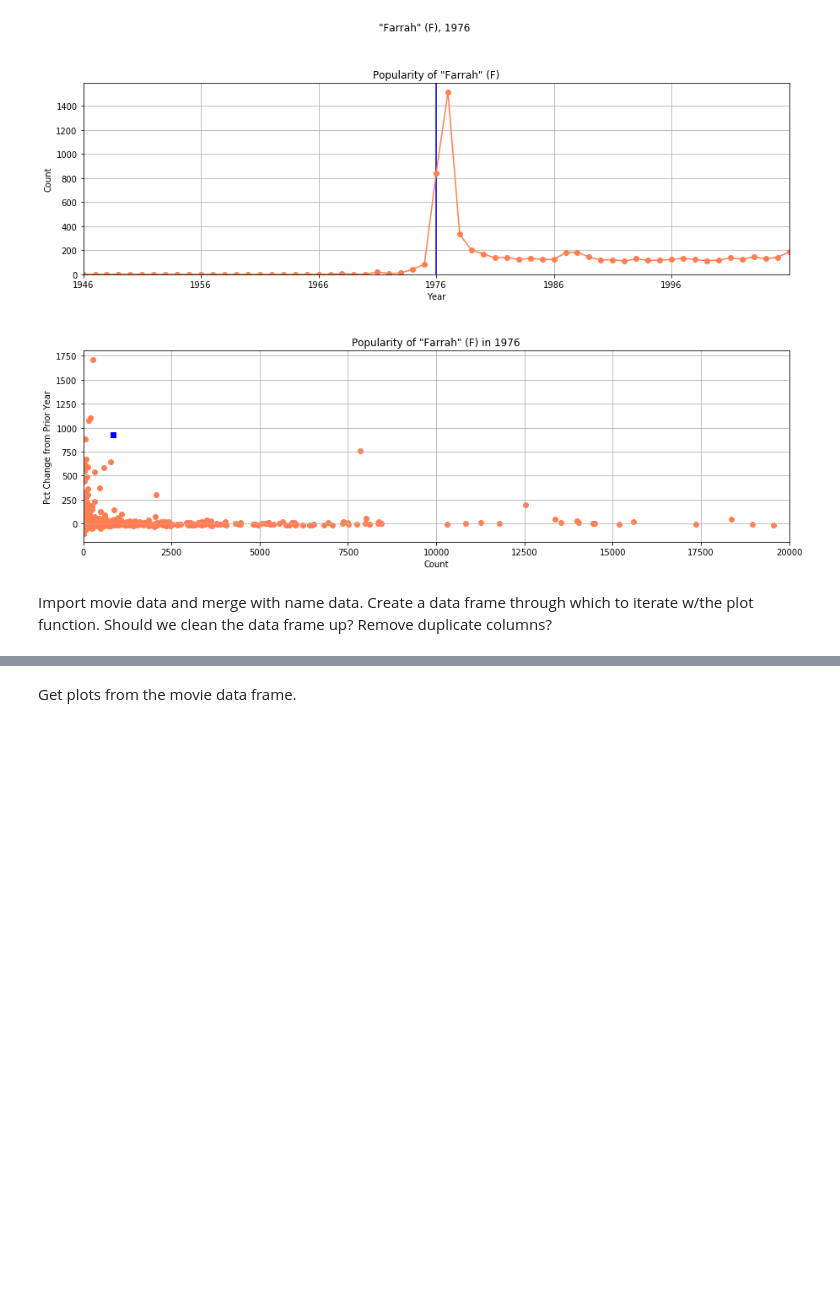
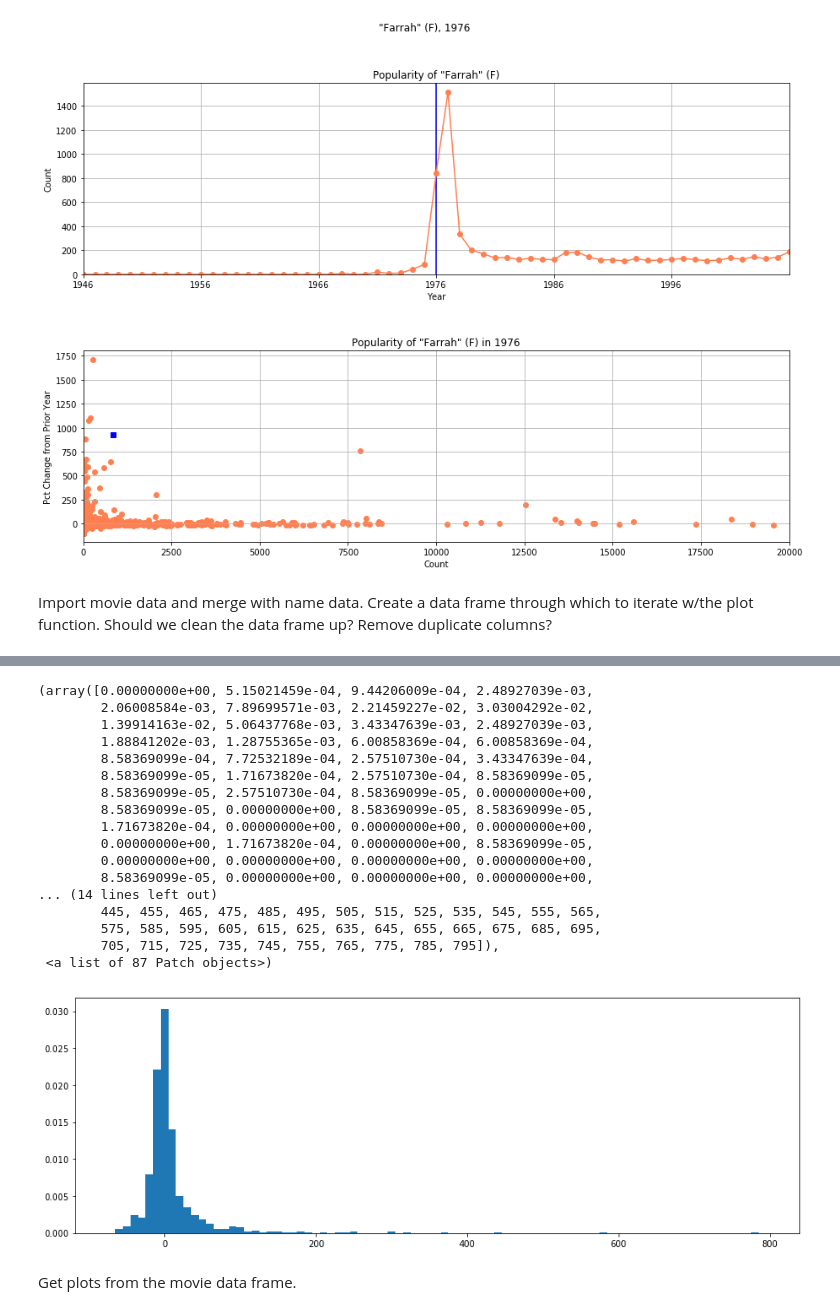
Before and after one commit to SagiNandKishore/project-1, a Jupyter notebook: Chris.ipynb, the cells around one changed output, grey strips where cells are left out. Drawn from its saved outputs; the diff is of its cells as text; code cells hidden in the pictures; blank space fills up the shorter version.

```diff
--- a/Chris.ipynb
+++ b/Chris.ipynb
@@ -144,3 +178,27 @@ sorted_df = filter_df.sort_values('Percent_Change',ascending = False)
+# %%
+movie_data = movies_describe_df['Percent_Change'].sort_values()
+plt.figure(figsize=(15,5))
+# plt.hist(data, bins=np.arange(data.min(), data.max(),5))
+plt.hist(movie_data, bins=np.arange(-75, 800,10),density=True)
+# %% [output]
+(array([0.00000000e+00, 5.15021459e-04, 9.44206009e-04, 2.48927039e-03,
+        2.06008584e-03, 7.89699571e-03, 2.21459227e-02, 3.03004292e-02,
+        1.39914163e-02, 5.06437768e-03, 3.43347639e-03, 2.48927039e-03,
+        1.88841202e-03, 1.28755365e-03, 6.00858369e-04, 6.00858369e-04,
+        8.58369099e-04, 7.72532189e-04, 2.57510730e-04, 3.43347639e-04,
+        8.58369099e-05, 1.71673820e-04, 2.57510730e-04, 8.58369099e-05,
+        8.58369099e-05, 2.57510730e-04, 8.58369099e-05, 0.00000000e+00,
+        8.58369099e-05, 0.00000000e+00, 8.58369099e-05, 8.58369099e-05,
+        1.71673820e-04, 0.00000000e+00, 0.00000000e+00, 0.00000000e+00,
+        0.00000000e+00, 1.71673820e-04, 0.00000000e+00, 8.58369099e-05,
+        0.00000000e+00, 0.00000000e+00, 0.00000000e+00, 0.00000000e+00,
+        8.58369099e-05, 0.00000000e+00, 0.00000000e+00, 0.00000000e+00,
+... (14 lines left out)
+        445, 455, 465, 475, 485, 495, 505, 515, 525, 535, 545, 555, 565,
+        575, 585, 595, 605, 615, 625, 635, 645, 655, 665, 675, 685, 695,
+        705, 715, 725, 735, 745, 755, 765, 775, 785, 795]),
+ <a list of 87 Patch objects>)
+[figure, added]
 # %% [markdown]
 Get plots from the movie data frame.
 # %%
```
Also changed, not shown: parts of 12 cells of this notebook, 8 other files.
